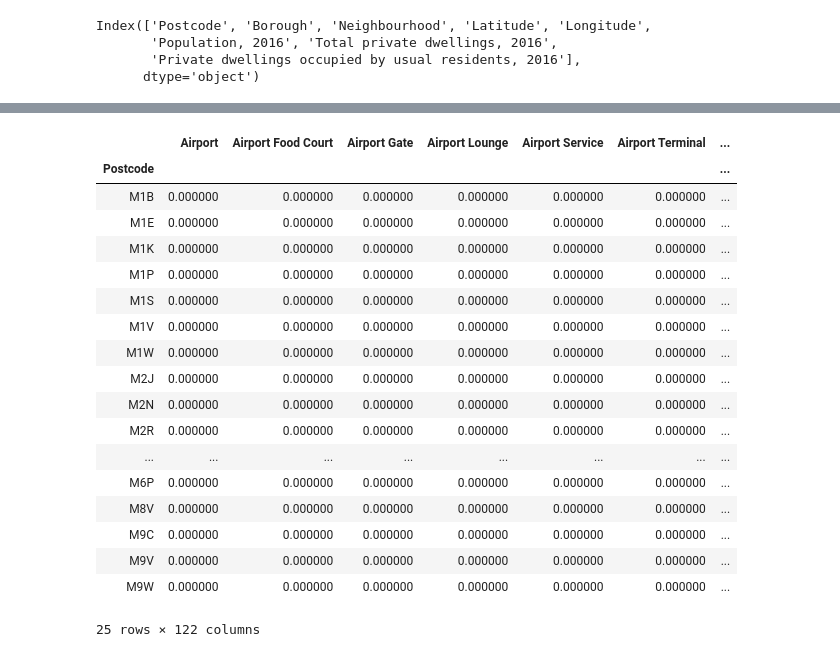
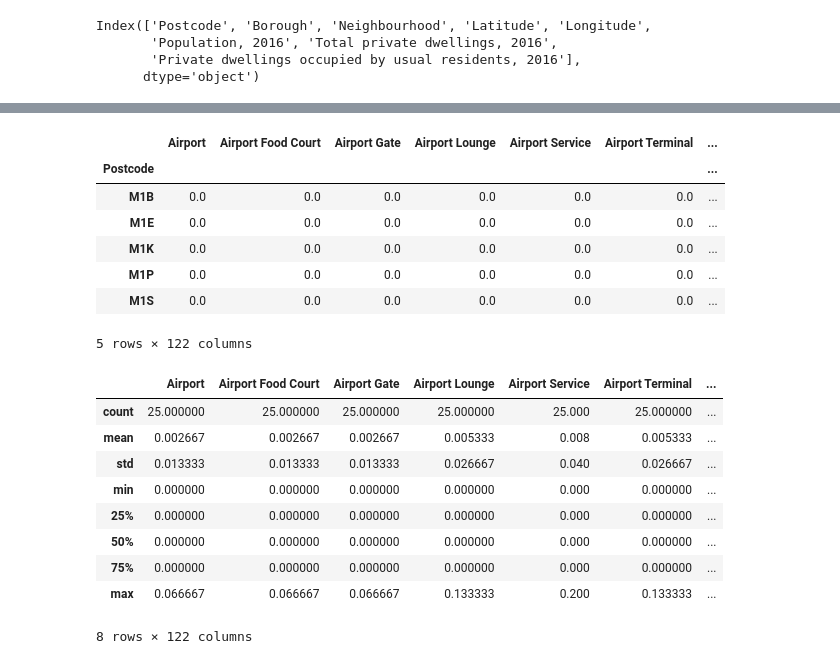
Before and after one commit to Ajstanley89/Battle-of-the-Neighborhoods, a Jupyter notebook: Clustering Toronto Neighborhoods.ipynb, the cells around one changed output, grey strips where cells are left out. Drawn from its saved outputs; the diff is of its cells as text; code cells hidden in the pictures.

```diff
--- a/Clustering Toronto Neighborhoods.ipynb
+++ b/Clustering Toronto Neighborhoods.ipynb
@@ -493,4 +511,5 @@ df.groupby(['Postcode']).count()
 # %%
 # One hot encode the venue categories
-df.set_index(['Postcode'], inplace=True)
+df = df.set_index(['Postcode'])
 one_hot_df = pd.get_dummies(df['Venue category'])
+one_hot_df.head()
@@ -508,24 +525,26 @@ one_hot_df.head()
 # %%
 # calculate the frequency for each category
 freq_df = one_hot_df.groupby(['Postcode']).mean()
-freq_df
+freq_df.head()
 # %% [output]
 |  | Airport | Airport Food Court | Airport Gate | Airport Lounge | Airport Service | Airport Terminal | ... |
 | Postcode |  |  |  |  |  |  | ... |
-| M1B | 0.000000 | 0.000000 | 0.000000 | 0.000000 | 0.000000 | 0.000000 | ... |
-| M1E | 0.000000 | 0.000000 | 0.000000 | 0.000000 | 0.000000 | 0.000000 | ... |
-| M1K | 0.000000 | 0.000000 | 0.000000 | 0.000000 | 0.000000 | 0.000000 | ... |
-| M1P | 0.000000 | 0.000000 | 0.000000 | 0.000000 | 0.000000 | 0.000000 | ... |
-| M1S | 0.000000 | 0.000000 | 0.000000 | 0.000000 | 0.000000 | 0.000000 | ... |
-| M1V | 0.000000 | 0.000000 | 0.000000 | 0.000000 | 0.000000 | 0.000000 | ... |
-| M1W | 0.000000 | 0.000000 | 0.000000 | 0.000000 | 0.000000 | 0.000000 | ... |
-| M2J | 0.000000 | 0.000000 | 0.000000 | 0.000000 | 0.000000 | 0.000000 | ... |
-| M2N | 0.000000 | 0.000000 | 0.000000 | 0.000000 | 0.000000 | 0.000000 | ... |
-| M2R | 0.000000 | 0.000000 | 0.000000 | 0.000000 | 0.000000 | 0.000000 | ... |
-| ... | ... | ... | ... | ... | ... | ... | ... |
-| M6P | 0.000000 | 0.000000 | 0.000000 | 0.000000 | 0.000000 | 0.000000 | ... |
-| M8V | 0.000000 | 0.000000 | 0.000000 | 0.000000 | 0.000000 | 0.000000 | ... |
-| M9C | 0.000000 | 0.000000 | 0.000000 | 0.000000 | 0.000000 | 0.000000 | ... |
-| M9V | 0.000000 | 0.000000 | 0.000000 | 0.000000 | 0.000000 | 0.000000 | ... |
-| M9W | 0.000000 | 0.000000 | 0.000000 | 0.000000 | 0.000000 | 0.000000 | ... |
+| M1B | 0.0 | 0.0 | 0.0 | 0.0 | 0.0 | 0.0 | ... |
+| M1E | 0.0 | 0.0 | 0.0 | 0.0 | 0.0 | 0.0 | ... |
+| M1K | 0.0 | 0.0 | 0.0 | 0.0 | 0.0 | 0.0 | ... |
+| M1P | 0.0 | 0.0 | 0.0 | 0.0 | 0.0 | 0.0 | ... |
+| M1S | 0.0 | 0.0 | 0.0 | 0.0 | 0.0 | 0.0 | ... |
-25 rows × 122 columns
+5 rows × 122 columns
+# %%
+freq_df.describe()
+# %% [output]
+|  | Airport | Airport Food Court | Airport Gate | Airport Lounge | Airport Service | Airport Terminal | ... |
+| count | 25.000000 | 25.000000 | 25.000000 | 25.000000 | 25.000 | 25.000000 | ... |
+| mean | 0.002667 | 0.002667 | 0.002667 | 0.005333 | 0.008 | 0.005333 | ... |
+| std | 0.013333 | 0.013333 | 0.013333 | 0.026667 | 0.040 | 0.026667 | ... |
+| min | 0.000000 | 0.000000 | 0.000000 | 0.000000 | 0.000 | 0.000000 | ... |
+| 25% | 0.000000 | 0.000000 | 0.000000 | 0.000000 | 0.000 | 0.000000 | ... |
+| 50% | 0.000000 | 0.000000 | 0.000000 | 0.000000 | 0.000 | 0.000000 | ... |
+| 75% | 0.000000 | 0.000000 | 0.000000 | 0.000000 | 0.000 | 0.000000 | ... |
+| max | 0.066667 | 0.066667 | 0.066667 | 0.133333 | 0.200 | 0.133333 | ... |
+8 rows × 122 columns
```
Also changed, not shown: parts of 23 cells of this notebook.
